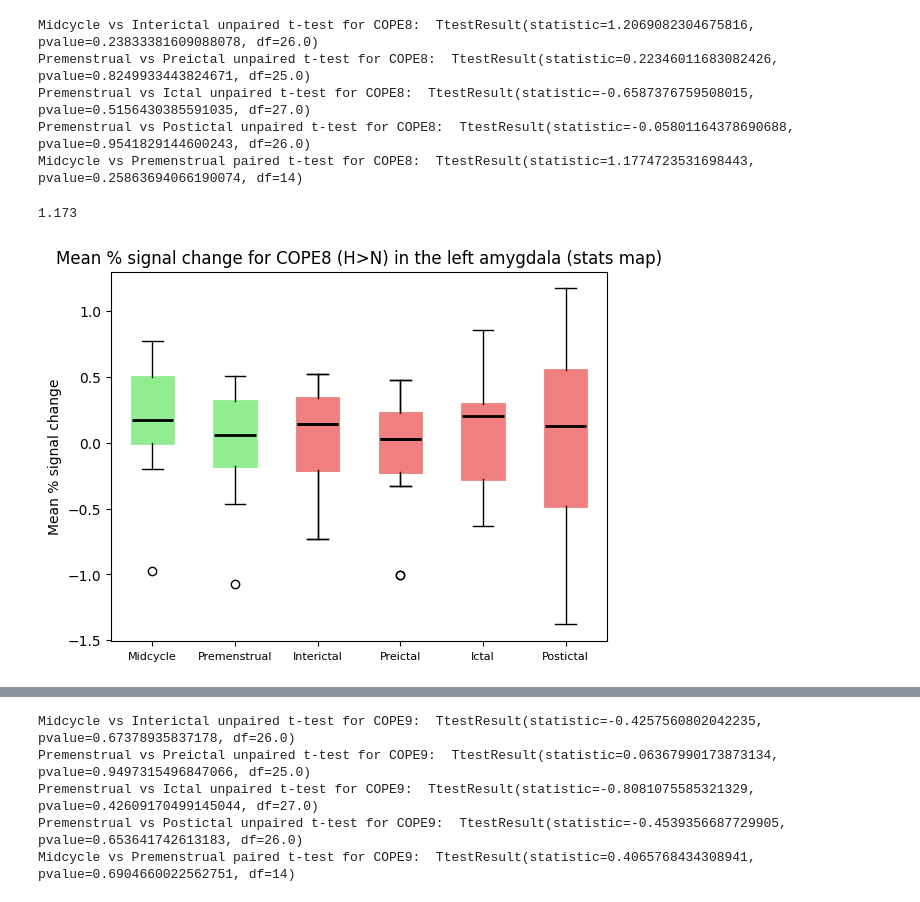
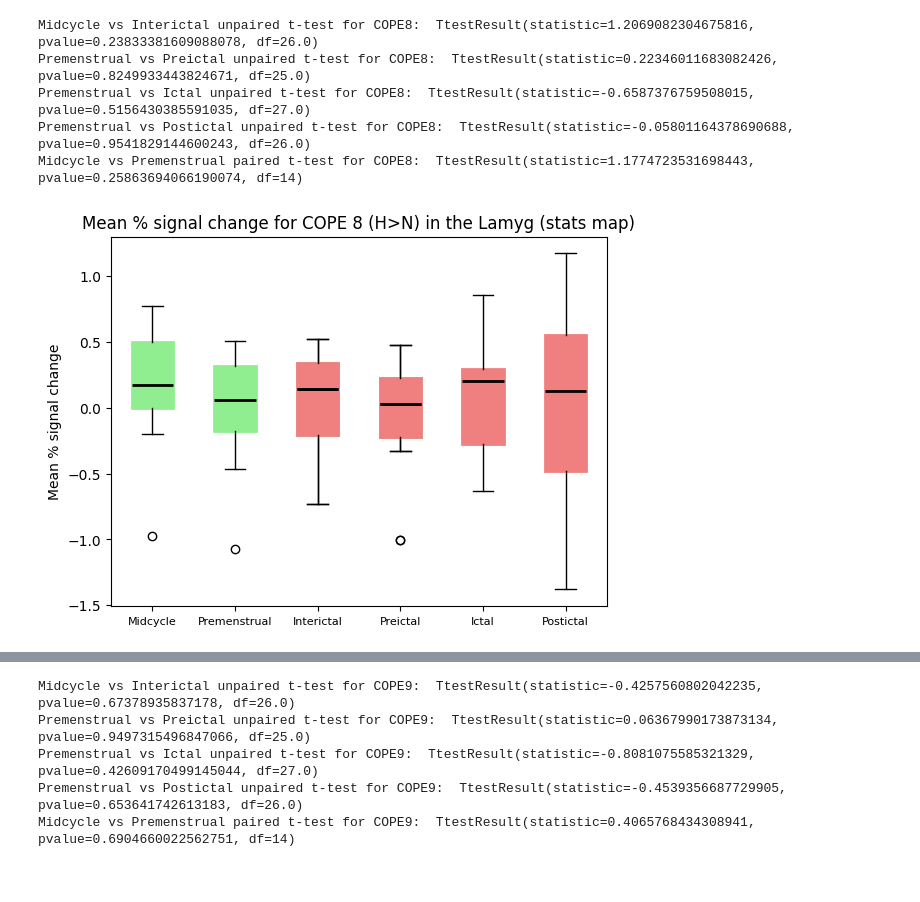
Before and after one commit to beatrzm/Thesis, a Jupyter notebook: all_Lamyg_reports/boxplots.ipynb, the cells around one changed output, grey strips where cells are left out. Saved outputs shown, nothing was run; the diff lists cells and outputs as text; code cells hidden in the pictures.

```diff
--- a/all_Lamyg_reports/boxplots.ipynb
+++ b/all_Lamyg_reports/boxplots.ipynb
@@ -162,49 +177,42 @@ Premenstrual vs Ictal unpaired t-test for COPE8:  TtestResult(statistic=-0.65873
 Premenstrual vs Postictal unpaired t-test for COPE8:  TtestResult(statistic=-0.05801164378690688, pvalue=0.9541829144600243, df=26.0)
 Midcycle vs Premenstrual paired t-test for COPE8:  TtestResult(statistic=1.1774723531698443, pvalue=0.25863694066190074, df=14)
 # %%
-import matplotlib.pyplot as plt
+def plot_boxplot_with_significance(data, ROIname, COPEname, significance_tests):
+    """
+    Plot a boxplot with significance markers.
 
-# Define the data
-data = [midcycle, premenstrual, interictal, preictal, ictal, postictal]
+    Args:
+        data (list): List of data arrays for boxplot.
+        ROIname (string): Name of the ROI.
+        COPEname (string): Name of the COPE.
+        significance_tests (list of tuples): List of tuples containing significance test results.
 
-# Define the positions for the boxplots
-positions = [1, 2, 3, 4, 5, 6]  # Positions for each phase
+    Returns:
+        None
+    """
+    positions = [1, 2, 3, 4, 5, 6]
+    phase_names = ['Midcycle', 'Premenstrual', 'Interictal', 'Preictal', 'Ictal', 'Postictal']
 
-# Create the boxplot with equal width
-boxprops_green = dict(color="lightgreen", facecolor="lightgreen", linewidth=2)  # Define properties for light green color
-boxprops_red = dict(color="lightcoral", facecolor="lightcoral", linewidth=2)  # Define properties for light red color
-medianprops_black = dict(color="black", linewidth=2)  # Define properties for median line
+    # Create the boxplot with equal width
+    boxprops_green = dict(color="lightgreen", facecolor="lightgreen", linewidth=2)
+    boxprops_red = dict(color="lightcoral", facecolor="lightcoral", linewidth=2)
+    medianprops_black = dict(color="black", linewidth=2)
 
-plt.boxplot(data[:-2], positions=positions[:-2], patch_artist=True, boxprops=boxprops_green, medianprops=medianprops_black,widths=0.5)  # Plot first two boxplots
-plt.boxplot(data[-4:], positions=positions[-4:], patch_artist=True, boxprops=boxprops_red, medianprops=medianprops_black, widths=0.5)  # Plot last four boxplots
+    plt.boxplot(data[:-2], positions=positions[:-2], patch_artist=True, boxprops=boxprops_green, medianprops=medianprops_black, widths=0.5)
+    plt.boxplot(data[-4:], positions=positions[-4:], patch_artist=True, boxprops=boxprops_red, medianprops=medianprops_black, widths=0.5)
 
-# Set x-axis labels
-phase_names = ['Midcycle', 'Premenstrual', 'Interictal', 'Preictal', 'Ictal', 'Postictal']
-plt.xticks(positions, phase_names, fontsize=8)
+    # Set x-axis labels
+    plt.xticks(positions, phase_names, fontsize=8)
 
-# sig bars
-max_value = max(max(midcycle), max(premenstrual), max(interictal), max(preictal), max(ictal), max(postictal))
-print(max_value)
-offset = 0.02  # Offset to position the bars slightly above the maximum value
-if midvsinter8.pvalue < 0.05:
-    plt.hlines(max_value + offset, positions[0], positions[2], color='black', linewidth=2)
-    plt.text((positions[0] + positions[2]) * 0.5, max_value + 1 * offset, '*', ha='center', va='bottom', fontsize=16)
-if premensvspreict8.pvalue < 0.05:
-    plt.hlines(max_value + offset, positions[1], positions[3], color='black', linewidth=2)
-    plt.text((positions[1] + positions[3]) * 0.5, max_value + 2 * offset, '*', ha='center', va='bottom', fontsize=16)
-if premensvsict8.pvalue < 0.05:
-    plt.hlines(max_value + offset, positions[1], positions[4], color='black', linewidth=2)
-    plt.text((positions[1] + positions[4]) * 0.5, max_value + 2 * offset, '*', ha='center', va='bottom', fontsize=16)
-if premensvspostict8.pvalue < 0.05:
-    plt.hlines(max_value + offset, positions[1], positions[5], color='black', linewidth=2)
-    plt.text((positions[1] + positions[5]) * 0.5, max_value + 2 * offset, '*', ha='center', va='bottom', fontsize=16)
-if midvspremens8.pvalue < 0.05:
-    plt.hlines(max_value + offset, positions[0], positions[1], color='black', linewidth=2)
-    plt.text((positions[0] + positions[1]) * 0.5, max_value +0.8 * offset, '*', ha='center', va='bottom', fontsize=16)
+    # Add significance markers
+    max_value = max(max(data[0]), max(data[1]), max(data[2]), max(data[3]), max(data[4]), max(data[5]))
+    offset = -0.05
 
-plt.ylabel('Mean % signal change')
-plt.title('Mean % signal change for COPE8 (H>N) in the left amygdala (stats map)')
-plt.show()
+    for i, test_result in enumerate(significance_tests):
+        if test_result[1].pvalue < 0.05:
+            plt.hlines(max_value + offset, positions[test_result[0][0]], positions[test_result[0][1]], color='black', linewidth=2)
+            plt.text((positions[test_result[0][0]] + positions[test_result[0][1]]) * 0.5, max_value-0.05, '*', ha='center', va='bottom', fontsize=16)
+
+    plt.ylabel('Mean % signal change')
+    plt.title(f'Mean % signal change for {COPEname} in the {ROIname} (stats map)')
+    plt.show()
-# %% [output]
-1.173
-[figure, removed]
@@ -236,0 +219,7 @@ for key in dataframes_postictal:
+# %%
+data = [midcycle, premenstrual, interictal, preictal, ictal, postictal]
+significance_tests = [((0, 2), midvsinter8), ((1, 3), premensvspreict8), ((1, 4), premensvsict8), ((1, 5), premensvspostict8), ((0, 1), midvspremens8)] # first position in the tuple is the phases being compared (so the function knows where to draw the line), second position is the t-test result
+
+plot_boxplot_with_significance(data, 'Lamyg', "COPE 8 (H>N)", significance_tests)
+# %% [output]
+[figure, added]
```
Also changed, not shown: parts of 29 cells of this notebook, 10 other files.
